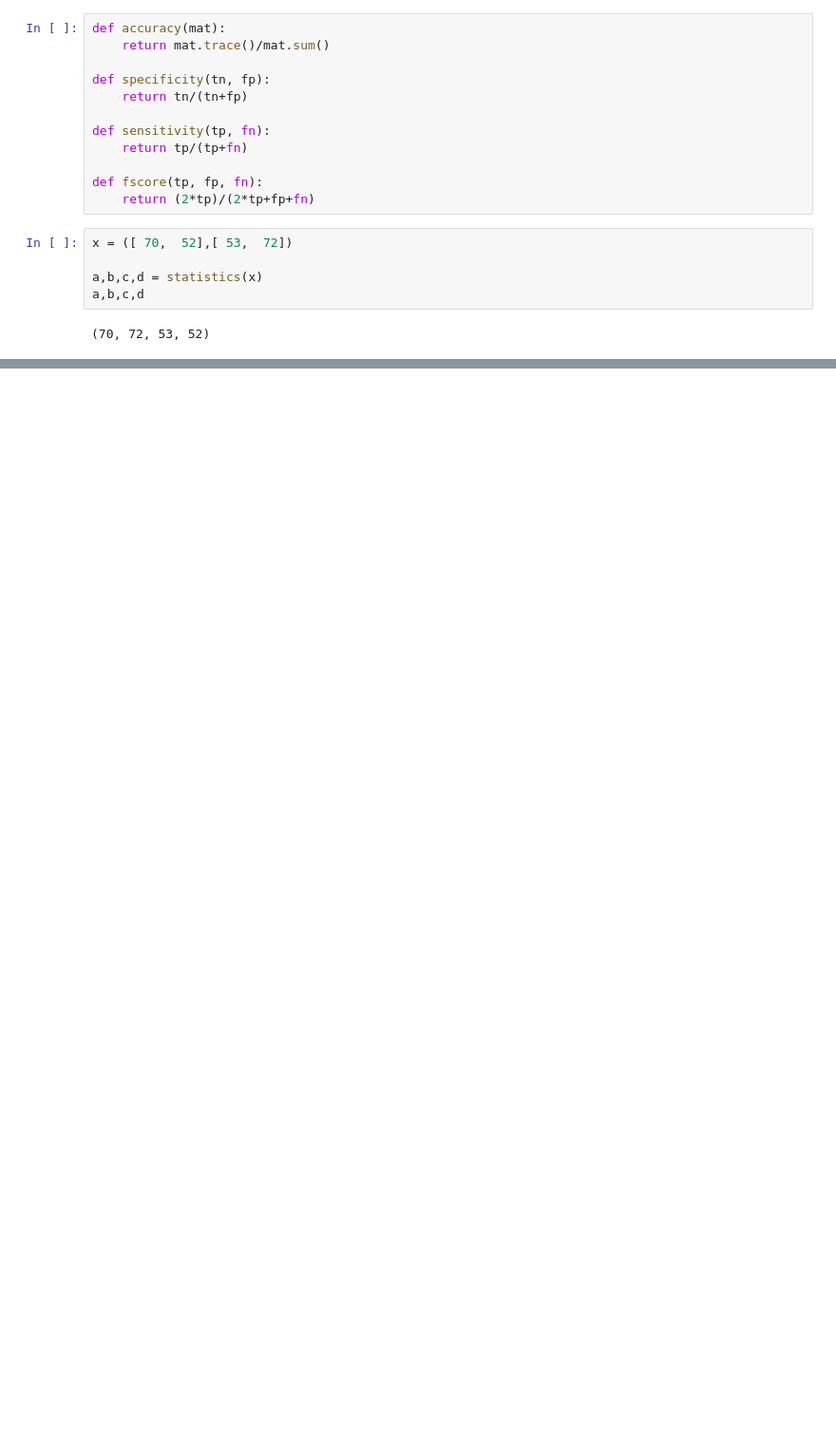
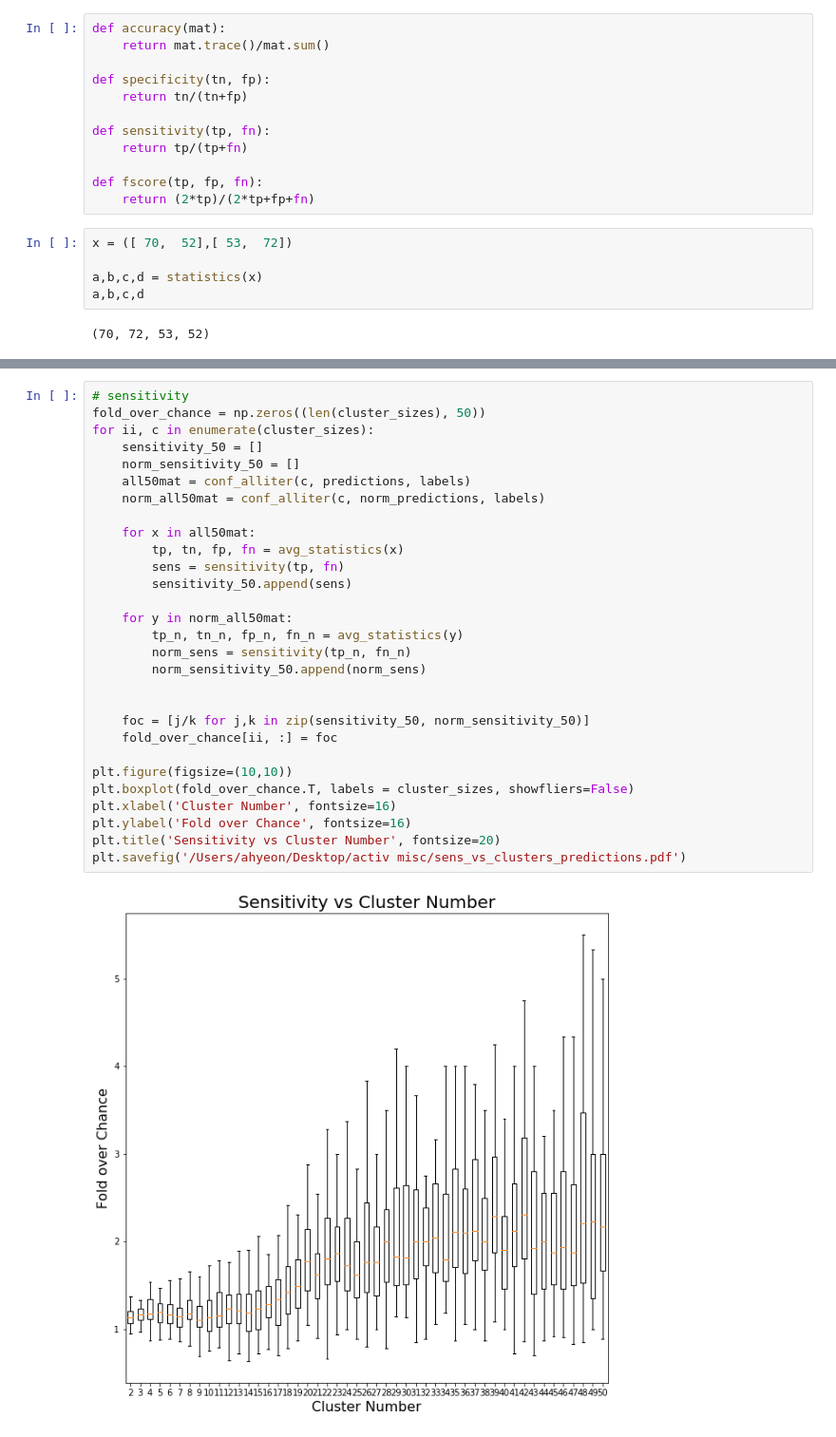
Before and after one commit to BouchardLab/ML_4_prec_prognosis, a Jupyter notebook: notebooks/confusion_matrix_values.ipynb, the cells around one changed output, grey strips where cells are left out. Shown at 95% size. Drawn from its saved outputs; the diff is of its cells as text; blank space fills up the shorter version.

```diff
--- a/notebooks/confusion_matrix_values.ipynb
+++ b/notebooks/confusion_matrix_values.ipynb
@@ -57,0 +100,31 @@ a,b,c,d
+# %%
+# sensitivity
+fold_over_chance = np.zeros((len(cluster_sizes), 50))
+for ii, c in enumerate(cluster_sizes):
+    sensitivity_50 = []
+    norm_sensitivity_50 = []
+    all50mat = conf_alliter(c, predictions, labels)
+    norm_all50mat = conf_alliter(c, norm_predictions, labels)
+
+    for x in all50mat:
+        tp, tn, fp, fn = avg_statistics(x)
+        sens = sensitivity(tp, fn)
+        sensitivity_50.append(sens)
+
+    for y in norm_all50mat:
+        tp_n, tn_n, fp_n, fn_n = avg_statistics(y)
+        norm_sens = sensitivity(tp_n, fn_n)
+        norm_sensitivity_50.append(norm_sens)
+
+
+    foc = [j/k for j,k in zip(sensitivity_50, norm_sensitivity_50)]
+    fold_over_chance[ii, :] = foc
+
+plt.figure(figsize=(10,10))
+plt.boxplot(fold_over_chance.T, labels = cluster_sizes, showfliers=False)
+plt.xlabel('Cluster Number', fontsize=16)
+plt.ylabel('Fold over Chance', fontsize=16)
+plt.title('Sensitivity vs Cluster Number', fontsize=20)
+plt.savefig('/Users/ahyeon/Desktop/activ misc/sens_vs_clusters_predictions.pdf')
+# %% [output]
+[figure, added]
```
Also changed, not shown: parts of 5 cells of this notebook, 1 other file.
